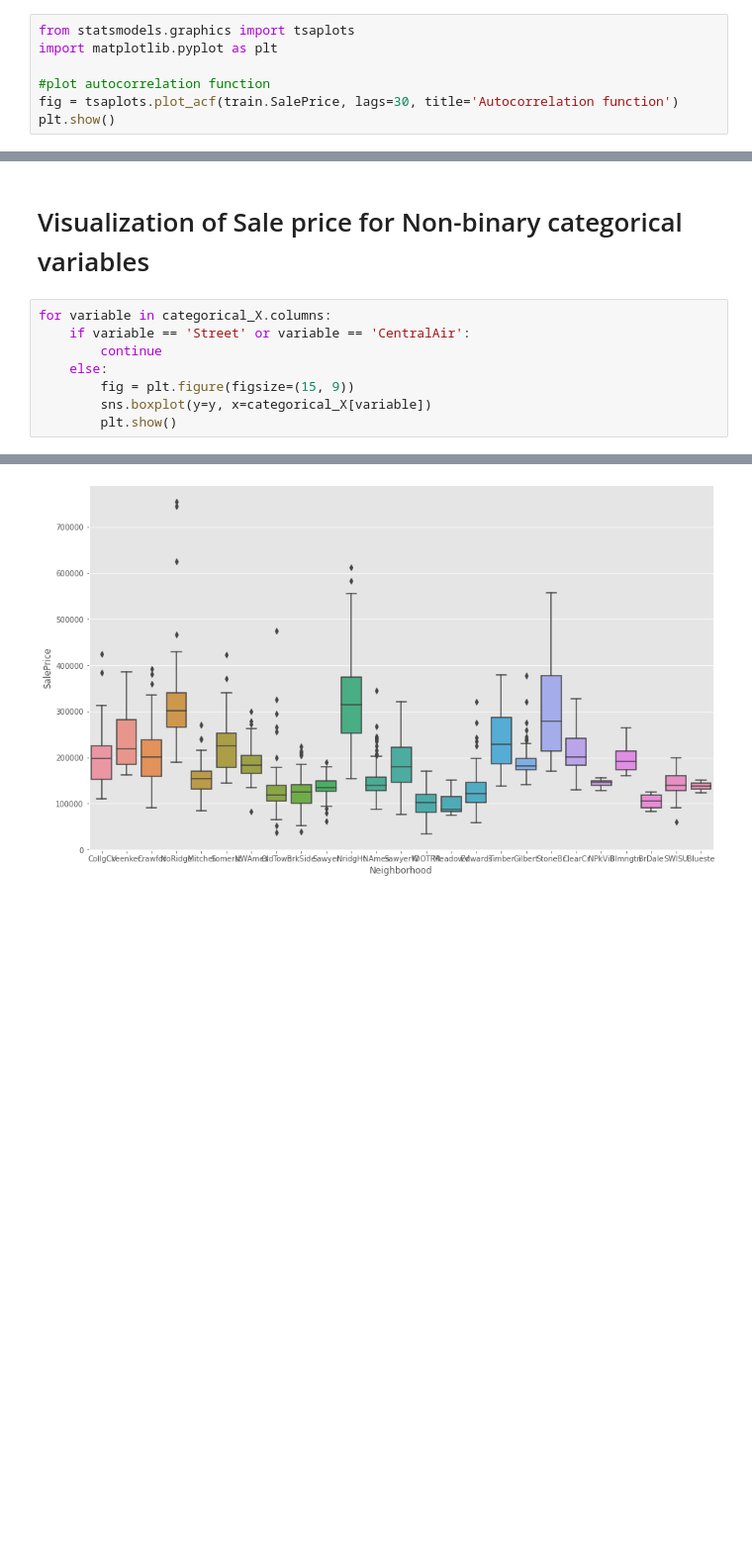
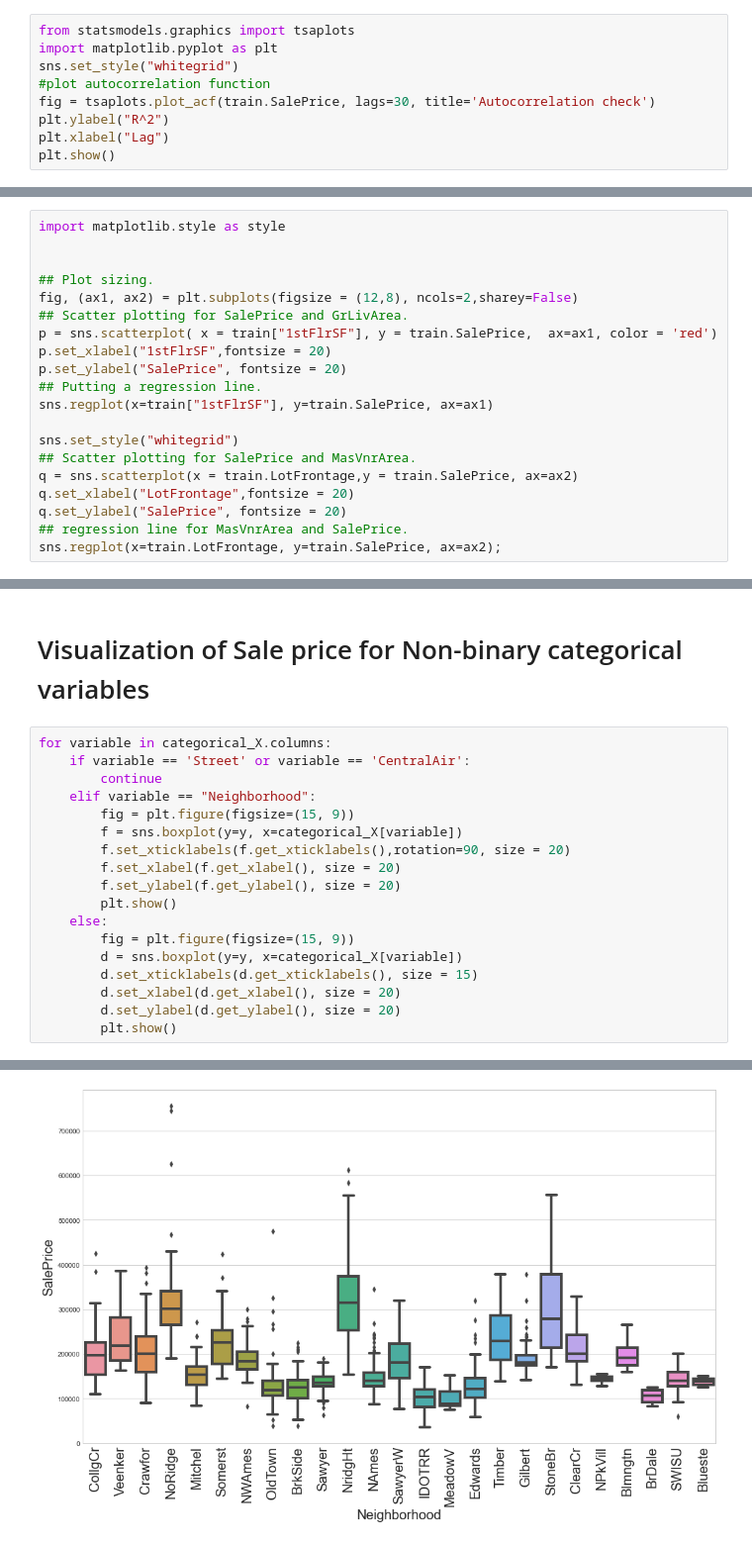
Before and after one commit to kennybagzz/Iowa-House-Prices-Prediction, a Jupyter notebook: house-prices-advanced-regression-techniques/EDA.ipynb, the cells around one changed output, grey strips where cells are left out. Shown at 99% size. Saved outputs shown, nothing was run; the diff lists cells and outputs as text; blank space fills up the shorter version.

```diff
--- a/house-prices-advanced-regression-techniques/EDA.ipynb
+++ b/house-prices-advanced-regression-techniques/EDA.ipynb
@@ -164,8 +173,10 @@ Linear regression analysis requires that there is little or no autocorrelation i
 # %%
 from statsmodels.graphics import tsaplots
 import matplotlib.pyplot as plt
-
+sns.set_style("whitegrid")
 #plot autocorrelation function
-fig = tsaplots.plot_acf(train.SalePrice, lags=30, title='Autocorrelation function')
+fig = tsaplots.plot_acf(train.SalePrice, lags=30, title='Autocorrelation check')
+plt.ylabel("R^2")
+plt.xlabel("Lag")
 plt.show()
 # %% [output]
@@ -172,0 +206,20 @@ plt.show()
+# %%
+import matplotlib.style as style
+
+
+## Plot sizing.
+fig, (ax1, ax2) = plt.subplots(figsize = (12,8), ncols=2,sharey=False)
+## Scatter plotting for SalePrice and GrLivArea.
+p = sns.scatterplot( x = train["1stFlrSF"], y = train.SalePrice,  ax=ax1, color = 'red')
+p.set_xlabel("1stFlrSF",fontsize = 20)
+p.set_ylabel("SalePrice", fontsize = 20)
+## Putting a regression line.
+sns.regplot(x=train["1stFlrSF"], y=train.SalePrice, ax=ax1)
+
+sns.set_style("whitegrid")
+## Scatter plotting for SalePrice and MasVnrArea.
+q = sns.scatterplot(x = train.LotFrontage,y = train.SalePrice, ax=ax2)
+q.set_xlabel("LotFrontage",fontsize = 20)
+q.set_ylabel("SalePrice", fontsize = 20)
+## regression line for MasVnrArea and SalePrice.
+sns.regplot(x=train.LotFrontage, y=train.SalePrice, ax=ax2);
@@ -485,8 +546,18 @@ plt.show()
 for variable in categorical_X.columns:
     if variable == 'Street' or variable == 'CentralAir':
         continue
+    elif variable == "Neighborhood":
+        fig = plt.figure(figsize=(15, 9))
+        f = sns.boxplot(y=y, x=categorical_X[variable])
+        f.set_xticklabels(f.get_xticklabels(),rotation=90, size = 20)
+        f.set_xlabel(f.get_xlabel(), size = 20)
+        f.set_ylabel(f.get_ylabel(), size = 20)
+        plt.show()
     else:
         fig = plt.figure(figsize=(15, 9))
-        sns.boxplot(y=y, x=categorical_X[variable])
+        d = sns.boxplot(y=y, x=categorical_X[variable])
+        d.set_xticklabels(d.get_xticklabels(), size = 15)
+        d.set_xlabel(d.get_xlabel(), size = 20)
+        d.set_ylabel(d.get_ylabel(), size = 20)
         plt.show()
 # %% [output]
@@ -501 +572 @@ for variable in categorical_X.columns:
-[figure, old version]
+[figure, new version]
```
Also changed, not shown: parts of 18 cells of this notebook, 2 other files.
